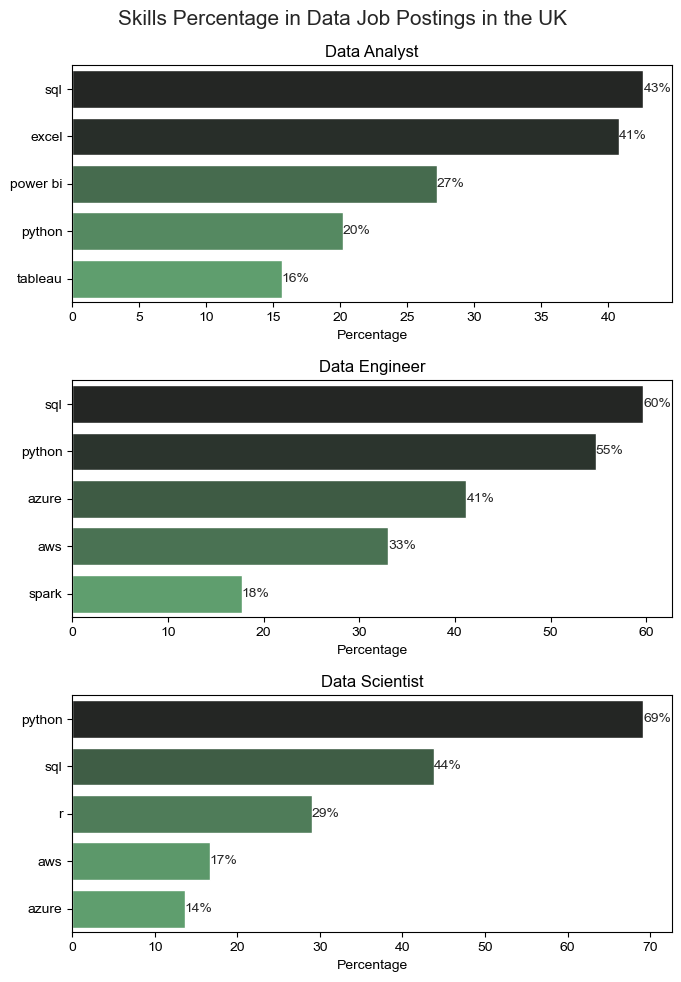
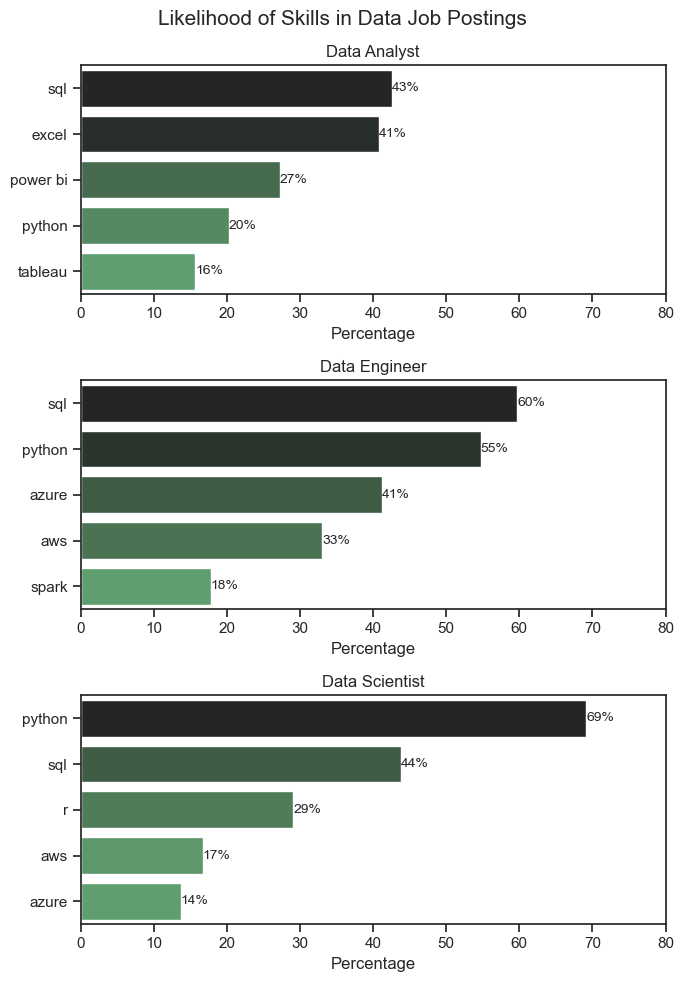
Unified diff of the notebook cell whose output changed from the first chart to the second:
--- before
+++ after
@@ -1,3 +1,2 @@
-# Plot the top 3 job titles in subplots as percentages
 fig, ax = plt.subplots(len(job_list), 1, figsize=(7, 10))
 sns.set_theme(style="ticks")
@@ -19,4 +18,5 @@
     ax[i].set_title(job_name)
     ax[i].set_ylabel("")
+    ax[i].set_xlim(0, 80)
 
     # Add the percentage datalabels for each bar
@@ -26,6 +26,5 @@
     
 
-fig.suptitle("Skills Percentage in Data Job Postings in the UK", fontsize=15)
+fig.suptitle("Likelihood of Skills in Data Job Postings", fontsize=15)
 fig.tight_layout(); # Prevent overlap between plots
-
 plt.show()

Commit: Complete walkthough text and headings in 2_Demand_skills